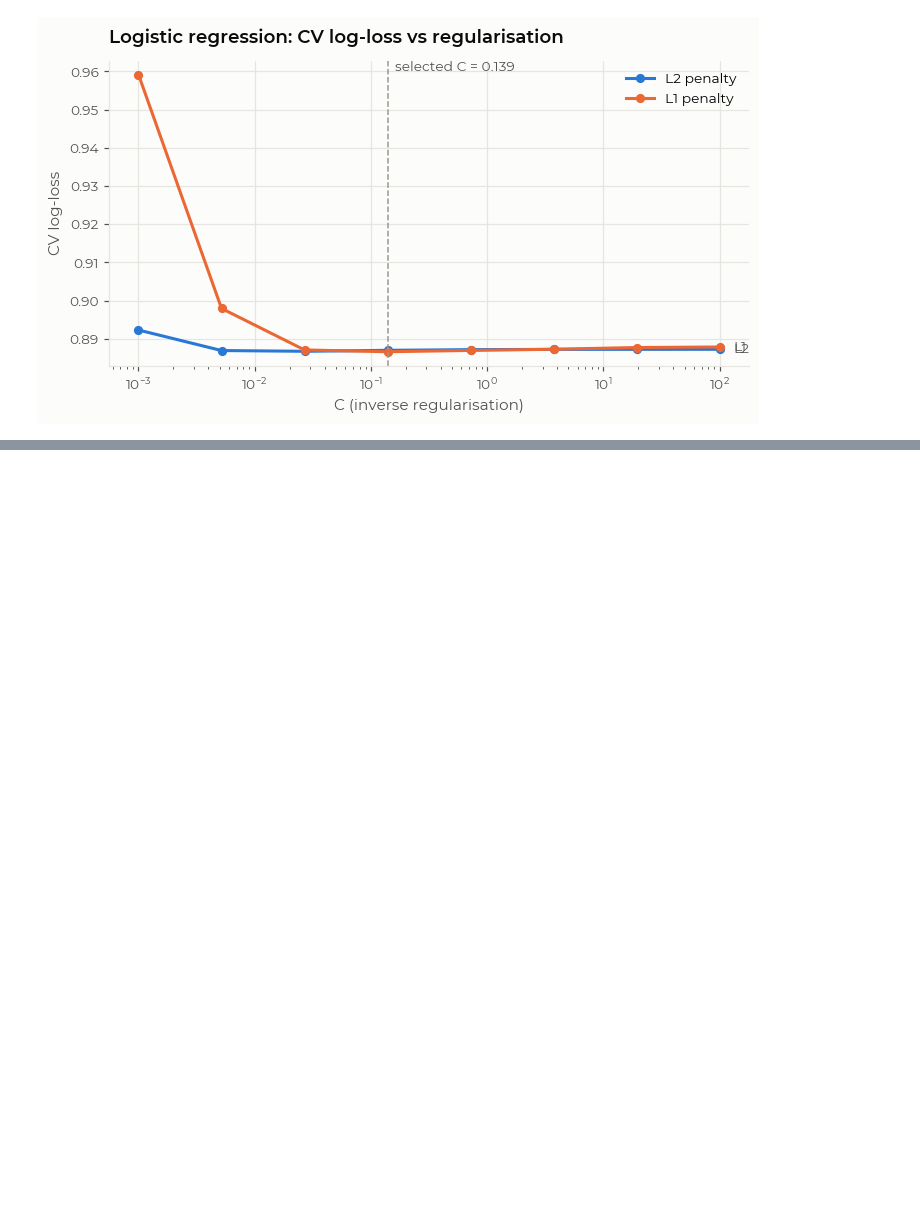
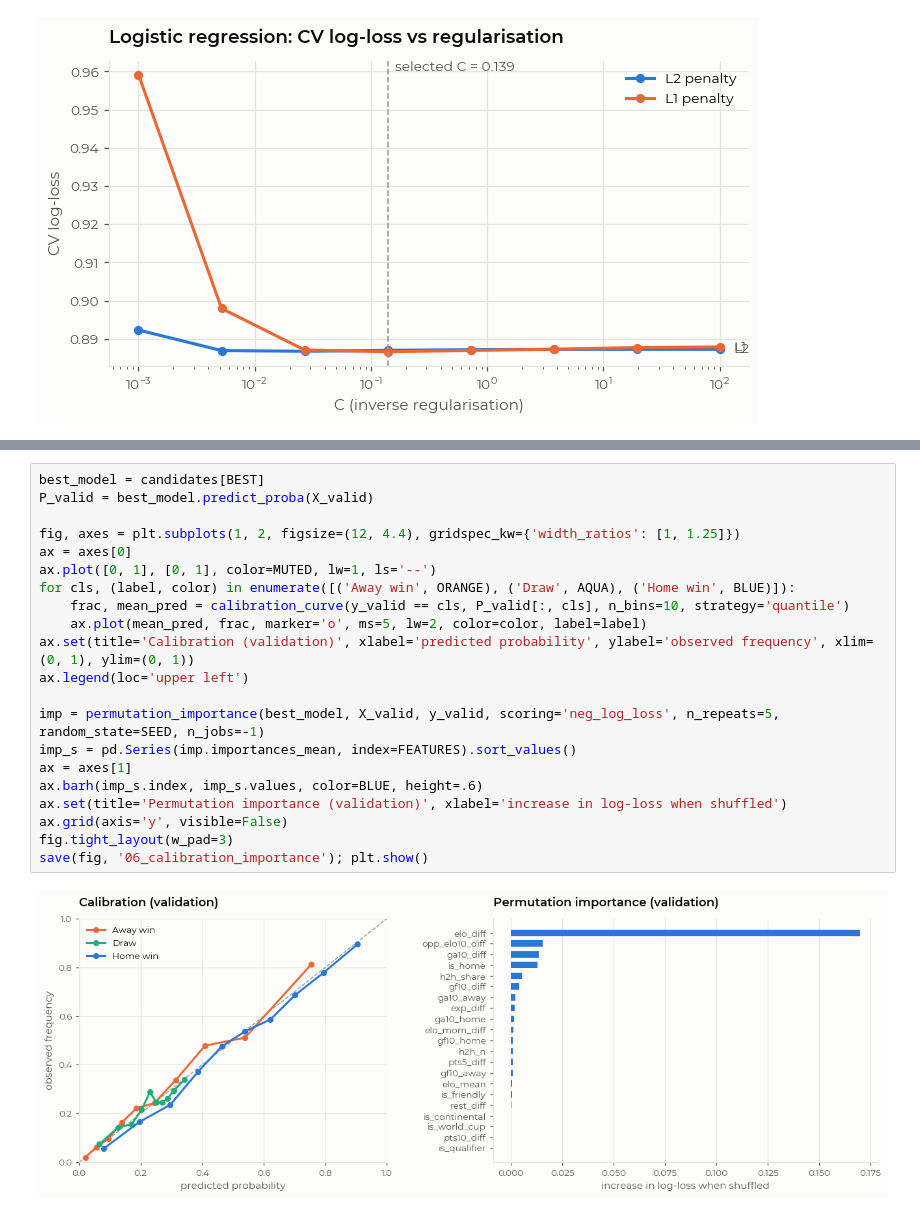
Before and after one commit to liiiira/wc_predictor, a Jupyter notebook: worldcup_2026_prediction.ipynb, the cells around one changed output, grey strips where cells are left out. Cells and saved outputs as stored; diff of their text form; blank space fills up the shorter version.

```diff
--- a/worldcup_2026_prediction.ipynb
+++ b/worldcup_2026_prediction.ipynb
@@ -621,0 +694,23 @@ save(fig, '04_lr_tuning_curve'); plt.show()
+# %%
+best_model = candidates[BEST]
+P_valid = best_model.predict_proba(X_valid)
+
+fig, axes = plt.subplots(1, 2, figsize=(12, 4.4), gridspec_kw={'width_ratios': [1, 1.25]})
+ax = axes[0]
+ax.plot([0, 1], [0, 1], color=MUTED, lw=1, ls='--')
+for cls, (label, color) in enumerate([('Away win', ORANGE), ('Draw', AQUA), ('Home win', BLUE)]):
+    frac, mean_pred = calibration_curve(y_valid == cls, P_valid[:, cls], n_bins=10, strategy='quantile')
+    ax.plot(mean_pred, frac, marker='o', ms=5, lw=2, color=color, label=label)
+ax.set(title='Calibration (validation)', xlabel='predicted probability', ylabel='observed frequency', xlim=(0, 1), ylim=(0, 1))
+ax.legend(loc='upper left')
+
+imp = permutation_importance(best_model, X_valid, y_valid, scoring='neg_log_loss', n_repeats=5, random_state=SEED, n_jobs=-1)
+imp_s = pd.Series(imp.importances_mean, index=FEATURES).sort_values()
+ax = axes[1]
+ax.barh(imp_s.index, imp_s.values, color=BLUE, height=.6)
+ax.set(title='Permutation importance (validation)', xlabel='increase in log-loss when shuffled')
+ax.grid(axis='y', visible=False)
+fig.tight_layout(w_pad=3)
+save(fig, '06_calibration_importance'); plt.show()
+# %% [output]
+[figure, added]
```
Also changed, not shown: parts of 10 cells of this notebook, 3 other files.
